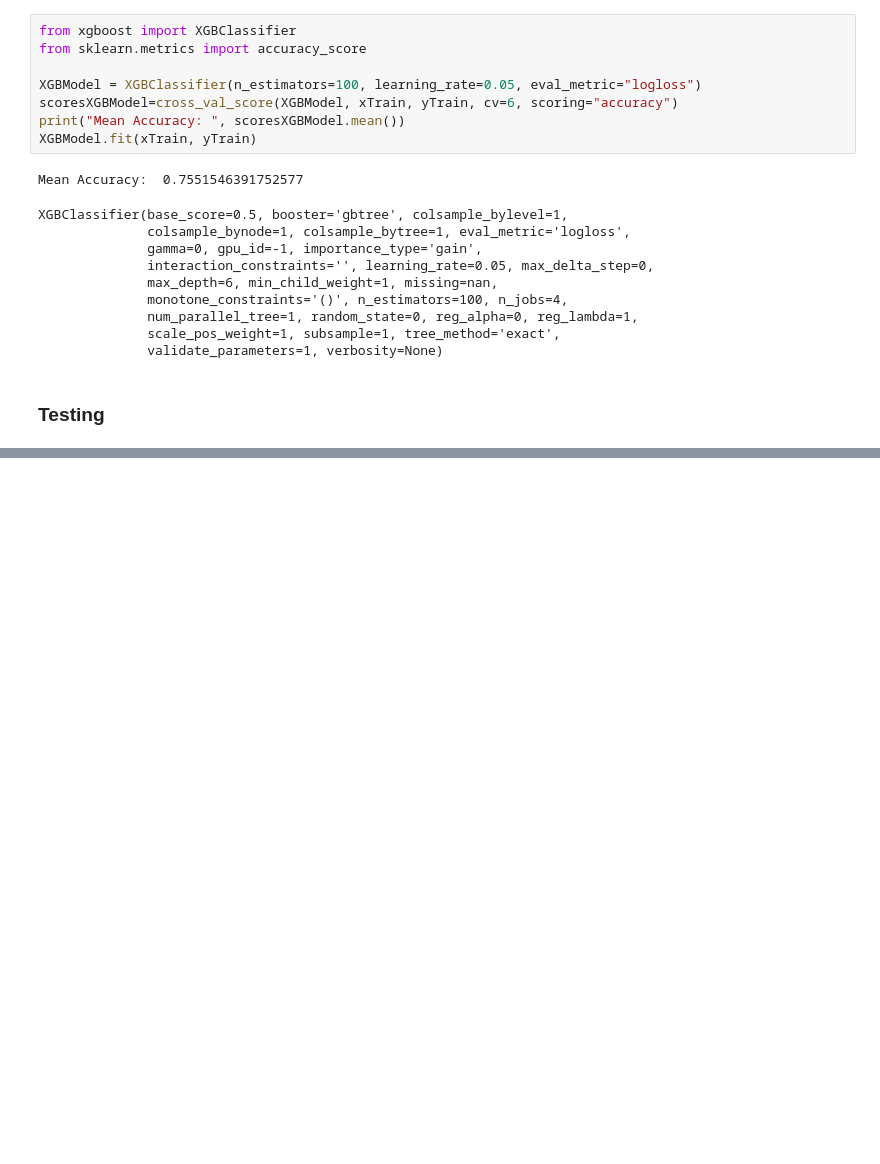
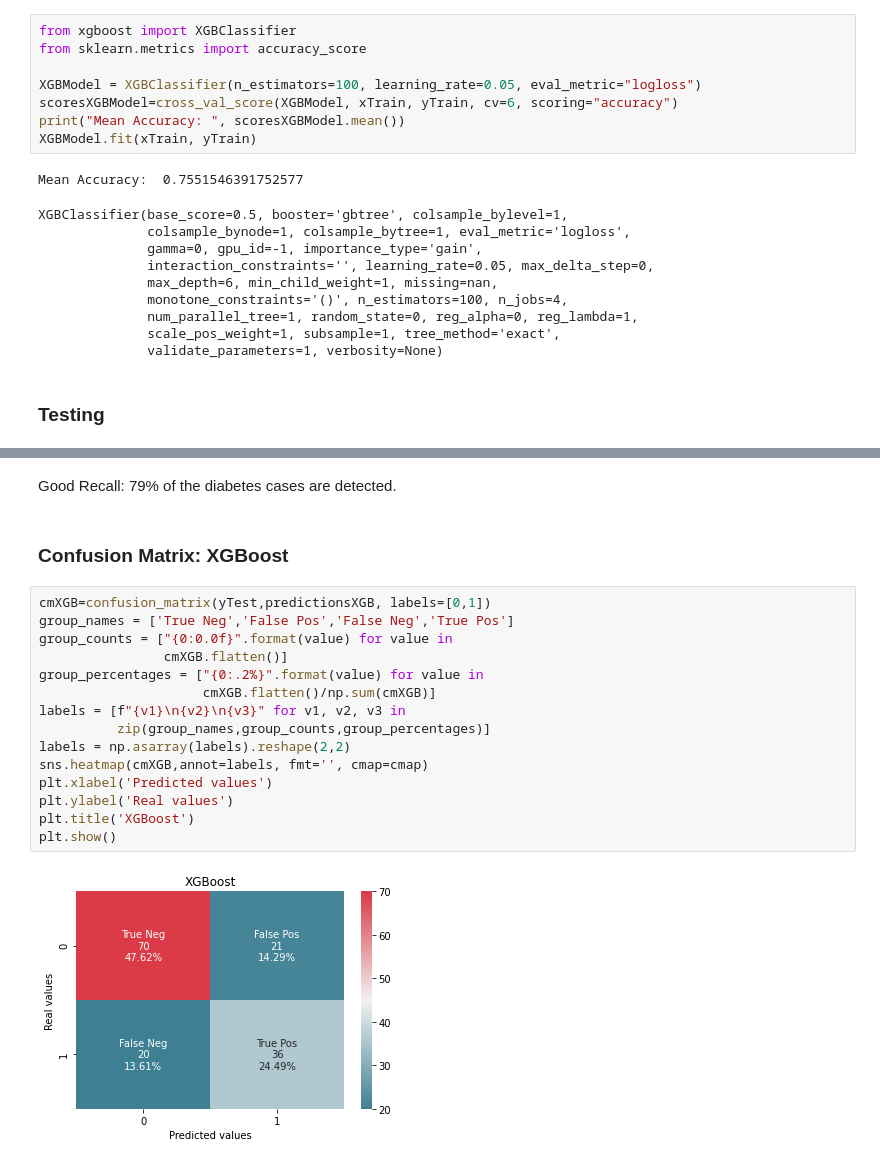
Before and after one commit to chrisferreyra13/PredictDiabetes, a Jupyter notebook: predict-diabetes.ipynb, the cells around one changed output, grey strips where cells are left out. Saved outputs shown, nothing was run; the diff lists cells and outputs as text; blank space fills up the shorter version.

```diff
--- a/predict-diabetes.ipynb
+++ b/predict-diabetes.ipynb
@@ -239,0 +303,21 @@ Random Forest Accuracy with Test dataset:  0.7210884353741497
+# %% [markdown]
+Good Recall: 79% of the diabetes cases are detected.
+# %% [markdown]
+### Confusion Matrix: XGBoost
+# %%
+cmXGB=confusion_matrix(yTest,predictionsXGB, labels=[0,1])
+group_names = ['True Neg','False Pos','False Neg','True Pos']
+group_counts = ["{0:0.0f}".format(value) for value in
+                cmXGB.flatten()]
+group_percentages = ["{0:.2%}".format(value) for value in
+                     cmXGB.flatten()/np.sum(cmXGB)]
+labels = [f"{v1}\n{v2}\n{v3}" for v1, v2, v3 in
+          zip(group_names,group_counts,group_percentages)]
+labels = np.asarray(labels).reshape(2,2)
+sns.heatmap(cmXGB,annot=labels, fmt='', cmap=cmap)
+plt.xlabel('Predicted values')
+plt.ylabel('Real values')
+plt.title('XGBoost')
+plt.show()
+# %% [output]
+[figure, added]
```
Also changed, not shown: parts of 12 cells of this notebook, 3 other files.
